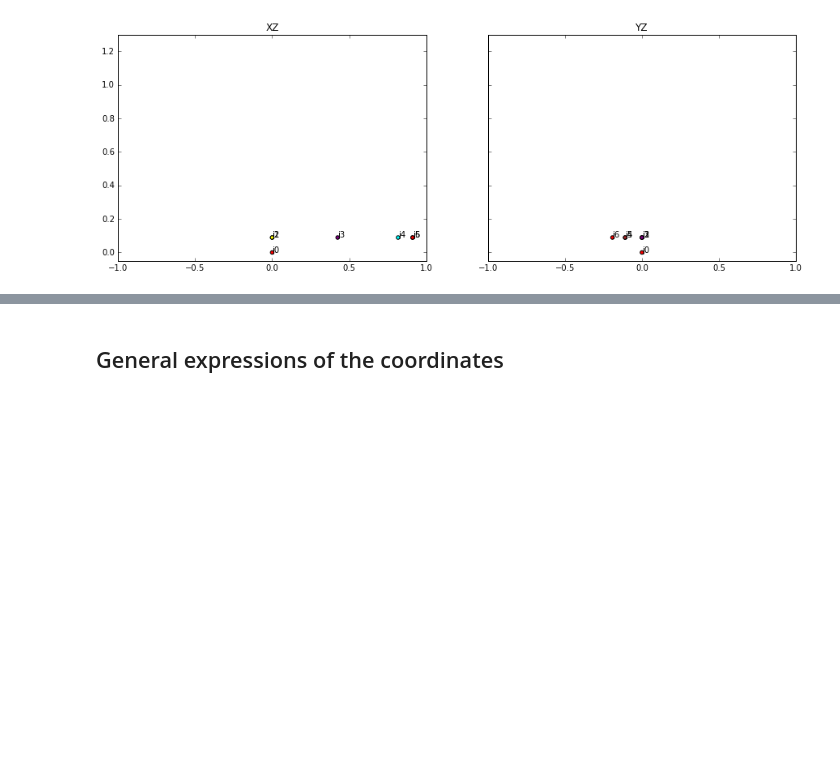
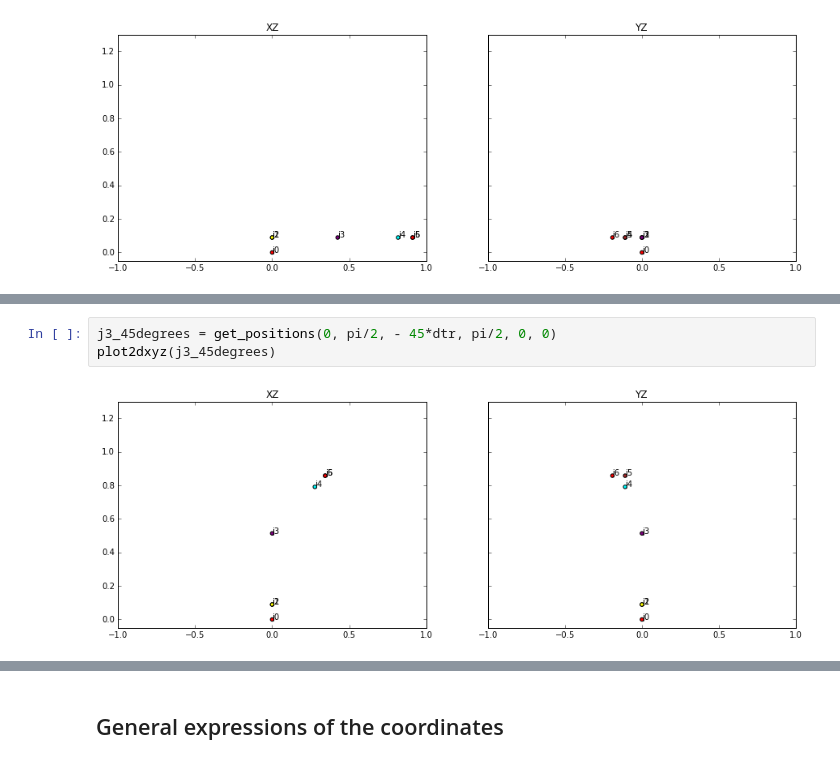
Before and after one commit to uliludmann/multibody_dynamics, a Jupyter notebook: Multibody Dynamics Caluclation.ipynb, the cells around one changed output, grey strips where cells are left out. Drawn from its saved outputs; the diff is of its cells as text; blank space fills up the shorter version.

```diff
--- a/Multibody Dynamics Caluclation.ipynb
+++ b/Multibody Dynamics Caluclation.ipynb
@@ -179,0 +184,5 @@ j6
+# %%
+j3_45degrees = get_positions(0, pi/2, - 45*dtr, pi/2, 0, 0)
+plot2dxyz(j3_45degrees)
+# %% [output]
+[figure, added]
```
Also changed, not shown: parts of 62 cells of this notebook, 1 other file.
